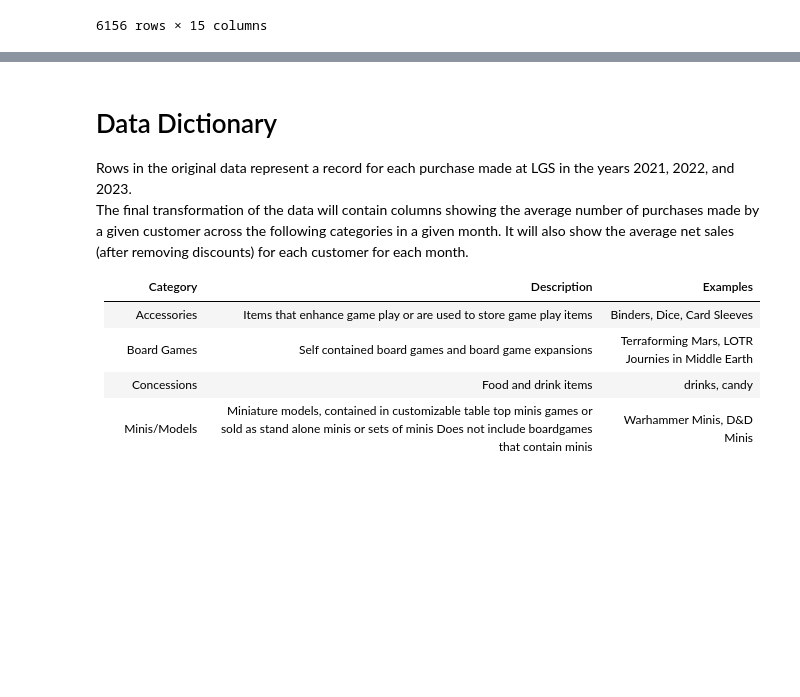
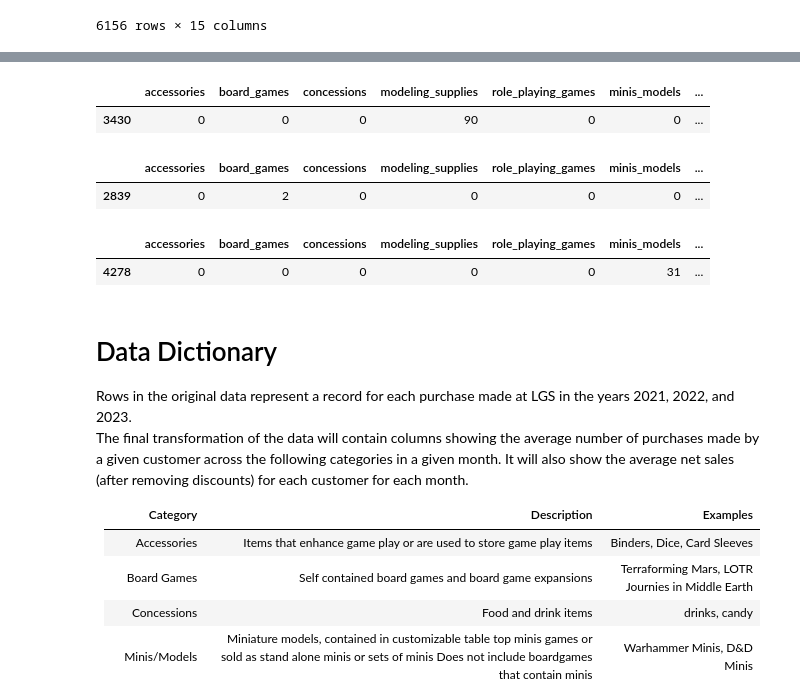
Before and after one commit to Johndsalas/customer_interest_analysis, a Jupyter notebook: customer_profiles.ipynb, the cells around one changed output, grey strips where cells are left out. Saved outputs shown, nothing was run; the diff lists cells and outputs as text; code cells hidden in the pictures; blank space fills up the shorter version.

```diff
--- a/customer_profiles.ipynb
+++ b/customer_profiles.ipynb
@@ -116,3 +118,18 @@ df = df.join(scaled_df)
+# %%
+df[df.modeling_supplies > 70]
+# %% [output]
+|  | accessories | board_games | concessions | modeling_supplies | role_playing_games | minis_models | ... |
+| 3430 | 0 | 0 | 0 | 90 | 0 | 0 | ... |
+# %%
+df[df.trading_card_games > 60]
+# %% [output]
+|  | accessories | board_games | concessions | modeling_supplies | role_playing_games | minis_models | ... |
+| 2839 | 0 | 2 | 0 | 0 | 0 | 0 | ... |
+# %%
+df[df.minis_models > 20]
+# %% [output]
+|  | accessories | board_games | concessions | modeling_supplies | role_playing_games | minis_models | ... |
+| 4278 | 0 | 0 | 0 | 0 | 0 | 31 | ... |
 # %% [markdown]
 # Data Dictionary
 
```
Also changed, not shown: parts of 10 cells of this notebook, 1 other file.
